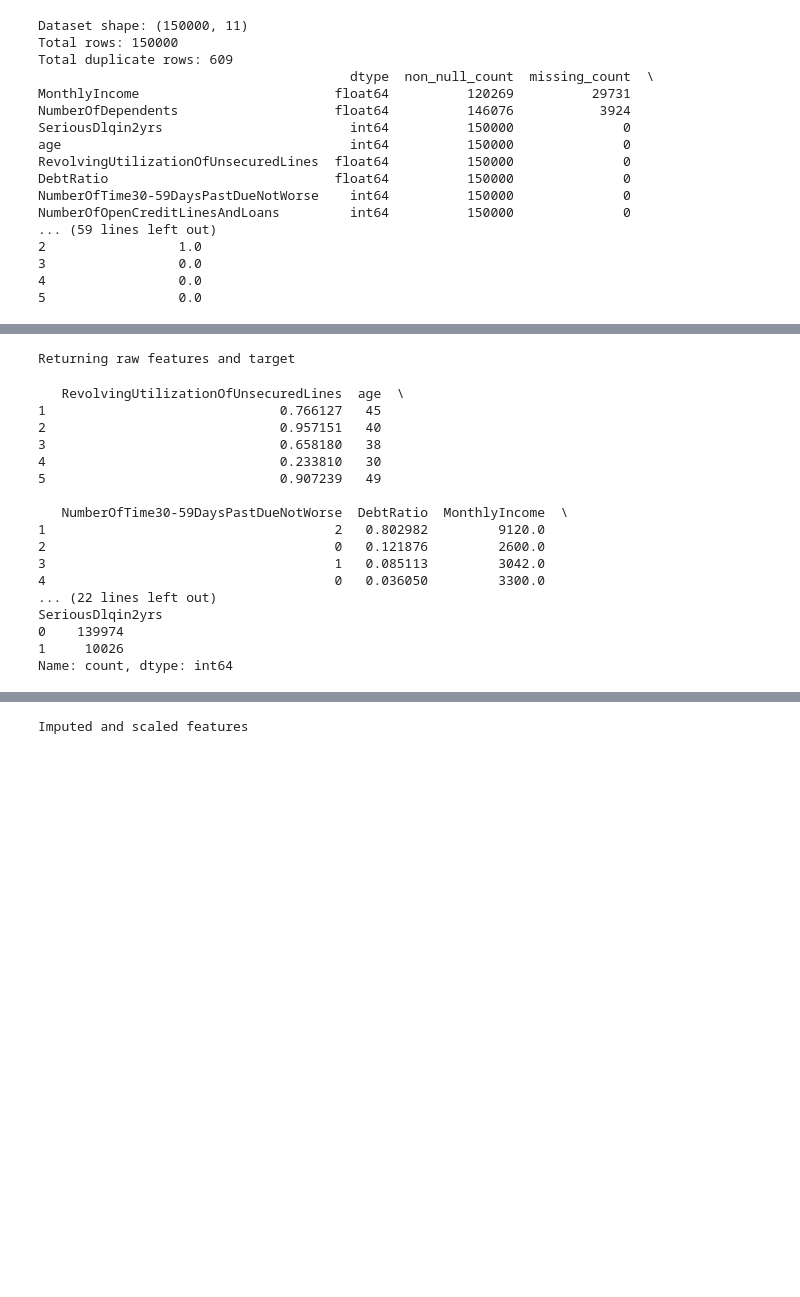
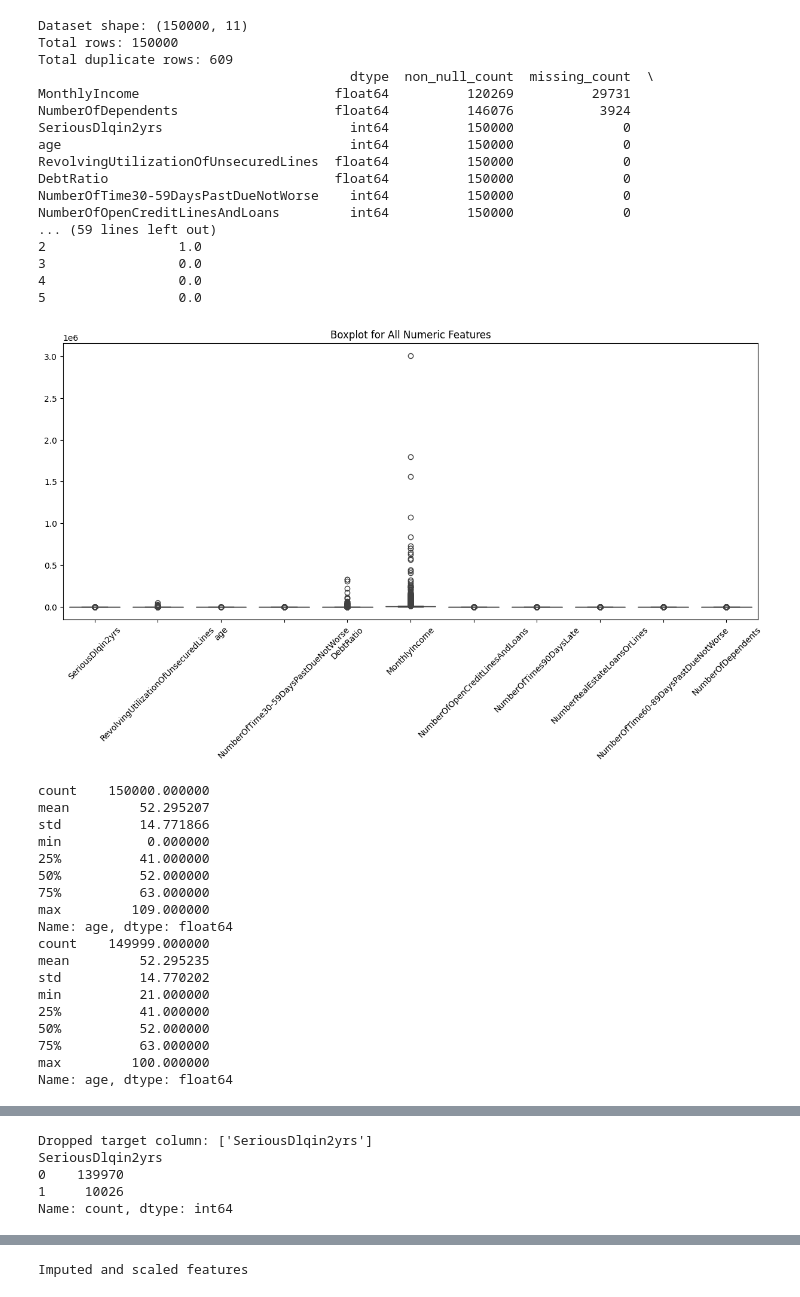
Before and after one commit to sunnysunny77/loan, a Jupyter notebook: cr.ipynb, the cells around one changed output, grey strips where cells are left out. Cells and saved outputs as stored; diff of their text form; code cells hidden in the pictures; blank space fills up the shorter version.

```diff
--- a/cr.ipynb
+++ b/cr.ipynb
@@ -355,3 +350,48 @@ NumberOfOpenCreditLinesAndLoans         int64          150000              0
 3                 0.0
 4                 0.0
 5                 0.0
+# %%
+# Outlier Handling
+numeric_df = df_train.select_dtypes(include=['int64', 'float64'])
+plt.figure(figsize=(15, 6))
+sns.boxplot(data=numeric_df)
+plt.title("Boxplot for All Numeric Features")
+plt.xticks(rotation=45)
+plt.show()
+
+print(df_train['age'].describe())
+
+df_train = df_train[df_train['age'] > 0].reset_index(drop=True)
+df_train['age'] = df_train['age'].clip(lower=21, upper=100)
+
+print(df_train['age'].describe())
+
+outliers_idx = df_train['MonthlyIncome'].nlargest(3).index
+df_train = df_train.drop(index=outliers_idx)
+
+numeric_df = df_train.select_dtypes(include=['int64', 'float64'])
+plt.figure(figsize=(15, 6))
+sns.boxplot(data=numeric_df)
+plt.title("Boxplot for All Numeric Features After Outlier Removal")
+plt.xticks(rotation=45)
+plt.show()
+# %% [output]
+[figure, added]
+count    150000.000000
+mean         52.295207
+std          14.771866
+min           0.000000
+25%          41.000000
+50%          52.000000
+75%          63.000000
+max         109.000000
+Name: age, dtype: float64
+count    149999.000000
+mean         52.295235
+std          14.770202
+min          21.000000
+25%          41.000000
+50%          52.000000
+75%          63.000000
+max         100.000000
+Name: age, dtype: float64
@@ -358,26 +399,10 @@ NumberOfOpenCreditLinesAndLoans         int64          150000              0
 # %%
 # Select targets
 df_features, target, feature_cols_to_drop = drop_target_and_ids(df_train)
+print(target.value_counts())
 # %% [output]
-Returning raw features and target
+Dropped target column: ['SeriousDlqin2yrs']
+SeriousDlqin2yrs
+0    139970
+1     10026
+Name: count, dtype: int64
-# %%
-print(df_features.head(5))
-print(target.value_counts())
-# %% [output]
-   RevolvingUtilizationOfUnsecuredLines  age  \
-1                              0.766127   45
-2                              0.957151   40
-3                              0.658180   38
-4                              0.233810   30
-5                              0.907239   49
-
-   NumberOfTime30-59DaysPastDueNotWorse  DebtRatio  MonthlyIncome  \
-1                                     2   0.802982         9120.0
-2                                     0   0.121876         2600.0
-3                                     1   0.085113         3042.0
-4                                     0   0.036050         3300.0
-... (22 lines left out)
-SeriousDlqin2yrs
-0    139974
-1     10026
-Name: count, dtype: int64
```
Also changed, not shown: parts of 22 cells of this notebook, 2 other files.
